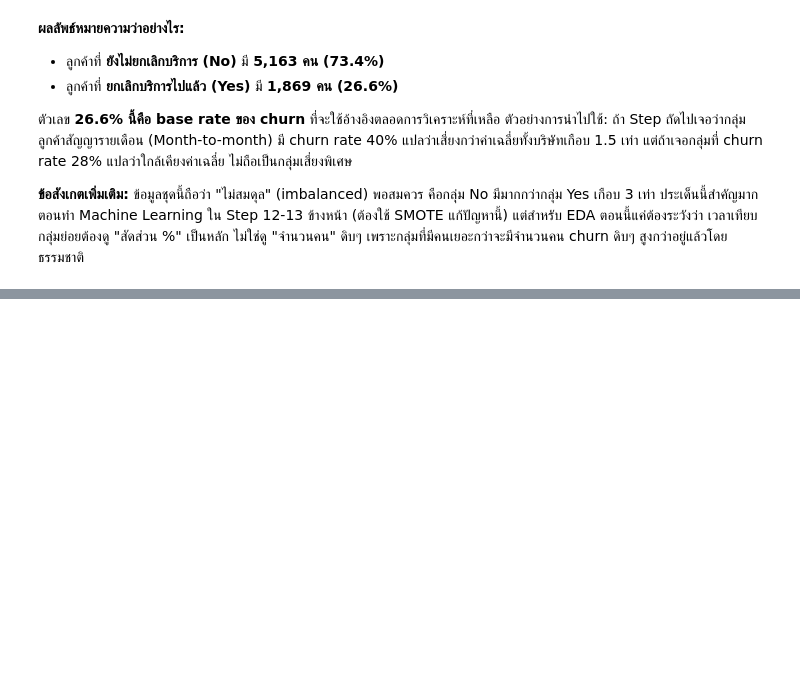
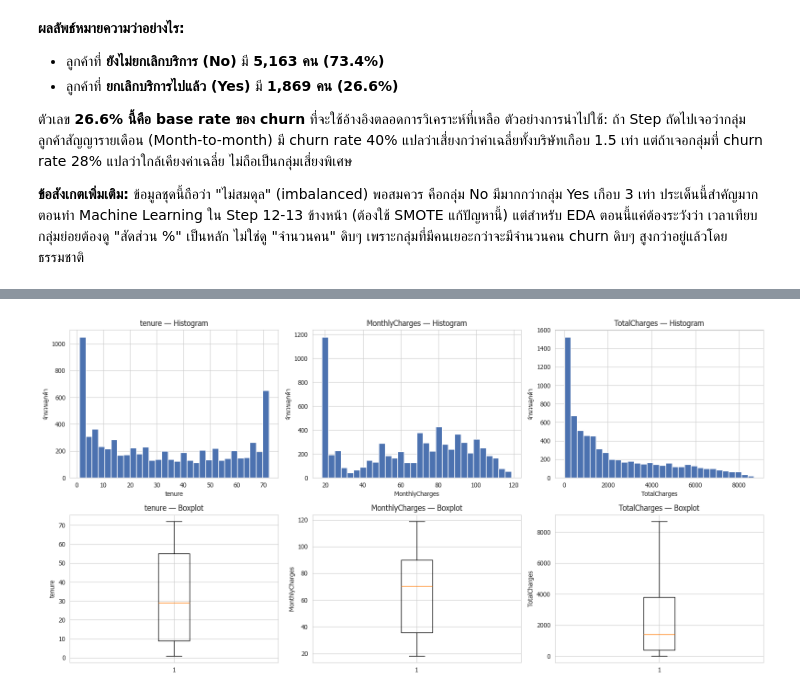
Before and after one commit to thitiwutsuk/Telco-Customer-Churn, a Jupyter notebook: telco_churn_eda.ipynb, the cells around one changed output, grey strips where cells are left out. Drawn from its saved outputs; the diff is of its cells as text; code cells hidden in the pictures; blank space fills up the shorter version.

```diff
--- a/telco_churn_eda.ipynb
+++ b/telco_churn_eda.ipynb
@@ -337,0 +432,21 @@ plt.show()
+# %%
+# สร้าง grid กราฟ 2 แถว x 3 คอลัมน์: แถวบนเป็น histogram, แถวล่างเป็น boxplot ของตัวเลข 3 ตัว
+fig, axes = plt.subplots(2, 3, figsize=(16, 8))
+
+for i, col in enumerate(numeric_cols):
+    # แถวบน (index แถว 0): histogram ดูรูปร่างการกระจายตัวของข้อมูล (bins=30 คือแบ่งข้อมูลเป็น 30 ช่วงเพื่อนับความถี่)
+    axes[0, i].hist(df[col], bins=30, color='#4C72B0', edgecolor='white')
+    axes[0, i].set_title(f'{col} — Histogram')
+    axes[0, i].set_xlabel(col)
+    axes[0, i].set_ylabel('จำนวนลูกค้า')
+
+    # แถวล่าง (index แถว 1): boxplot แสดง median (เส้นกลางกล่อง), IQR (ตัวกล่อง = ช่วง 25%-75%),
+    # และ outlier (จุดที่อยู่นอกหนวด ถ้ามี) เพื่อเช็คว่ามีค่าผิดปกติสุดขั้วหรือไม่
+    axes[1, i].boxplot(df[col], vert=True)
+    axes[1, i].set_title(f'{col} — Boxplot')
+    axes[1, i].set_ylabel(col)
+
+plt.tight_layout()
+plt.show()
+# %% [output]
+[figure, added]
```
Also changed, not shown: parts of 10 cells of this notebook, 1 other file.
